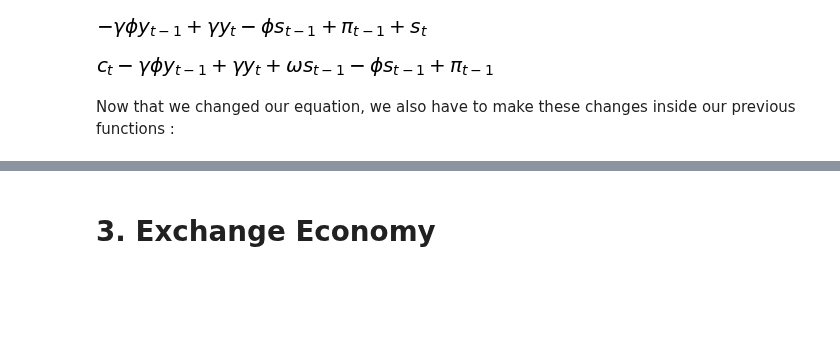
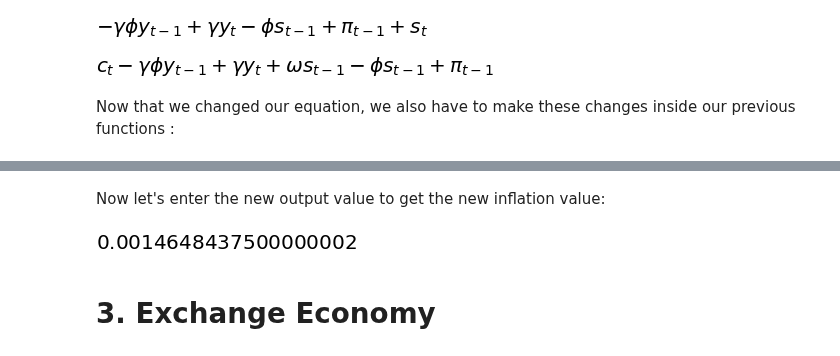
Before and after one commit to NumEconCopenhagen/projects-2019-al, a Jupyter notebook: examproject/examproject.ipynb, the cells around one changed output, grey strips where cells are left out. Cells and saved outputs as stored; diff of their text form; code cells hidden in the pictures; blank space fills up the shorter version.

```diff
--- a/examproject/examproject.ipynb
+++ b/examproject/examproject.ipynb
@@ -211,7 +211,7 @@ eq_pi
 [figure]
 # %%
 #substitute st by st_ar
-eq_pi_ar = eq_pi.subs(st,st_ar)
+eq_pi_ar = SRAS_pit.subs(st,st_ar)
 eq_pi_ar
 # %% [output]
 [figure]
@@ -232,0 +239,6 @@ def equili_pi_ar (yt_m1, yt, pit_m1, st_m1, ct, omega=pms['omega'], gamma=pms['g
+# %% [markdown]
+Now let's enter the new output value to get the new inflation value:
+# %%
+equili_pi_ar(0,equili_output_ar(0,0.1,0,0,0,0,0), 0, 0, 0)
+# %% [output]
+[figure, added]
```
Also changed, not shown: parts of 9 cells of this notebook.
